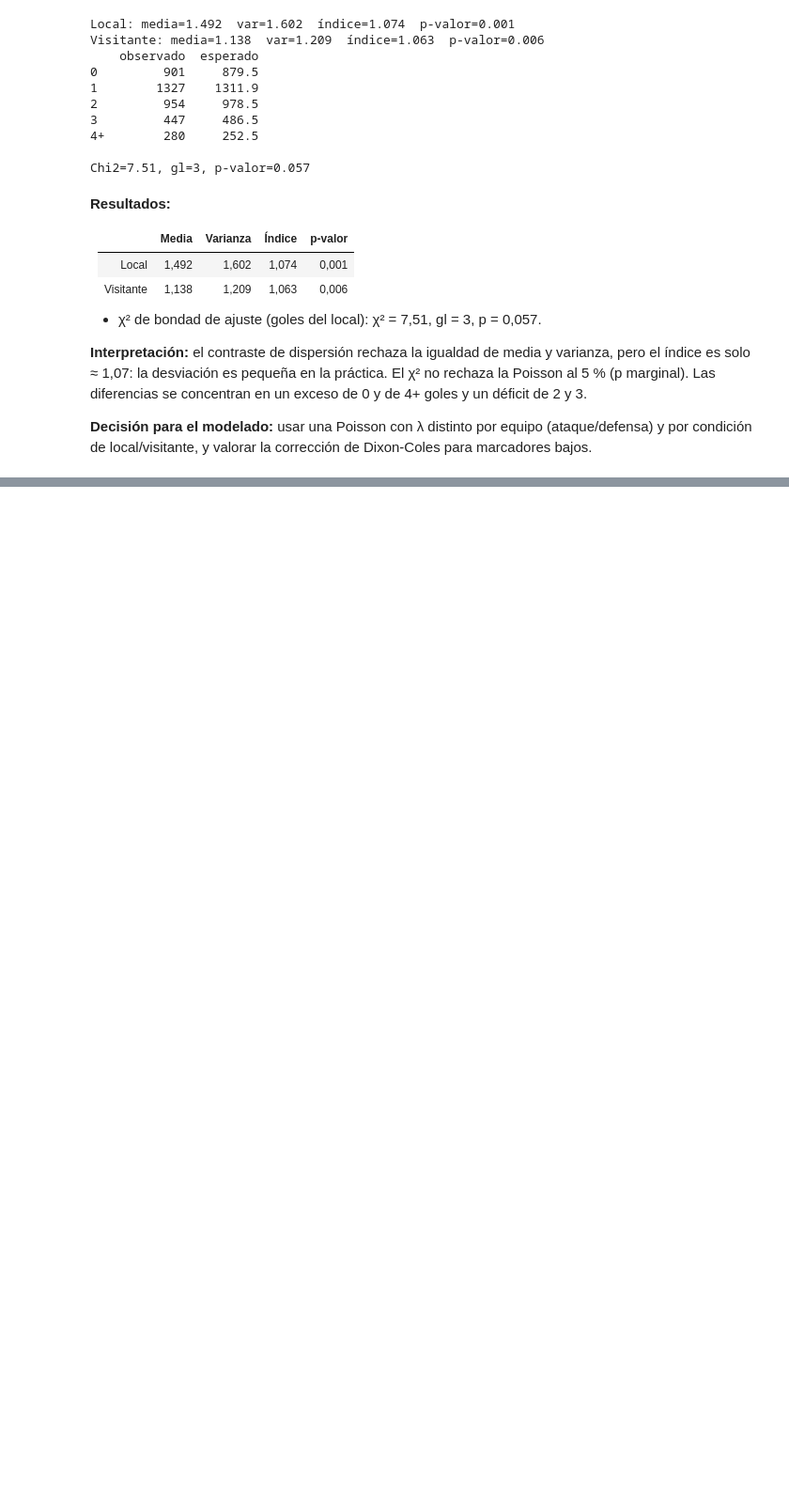
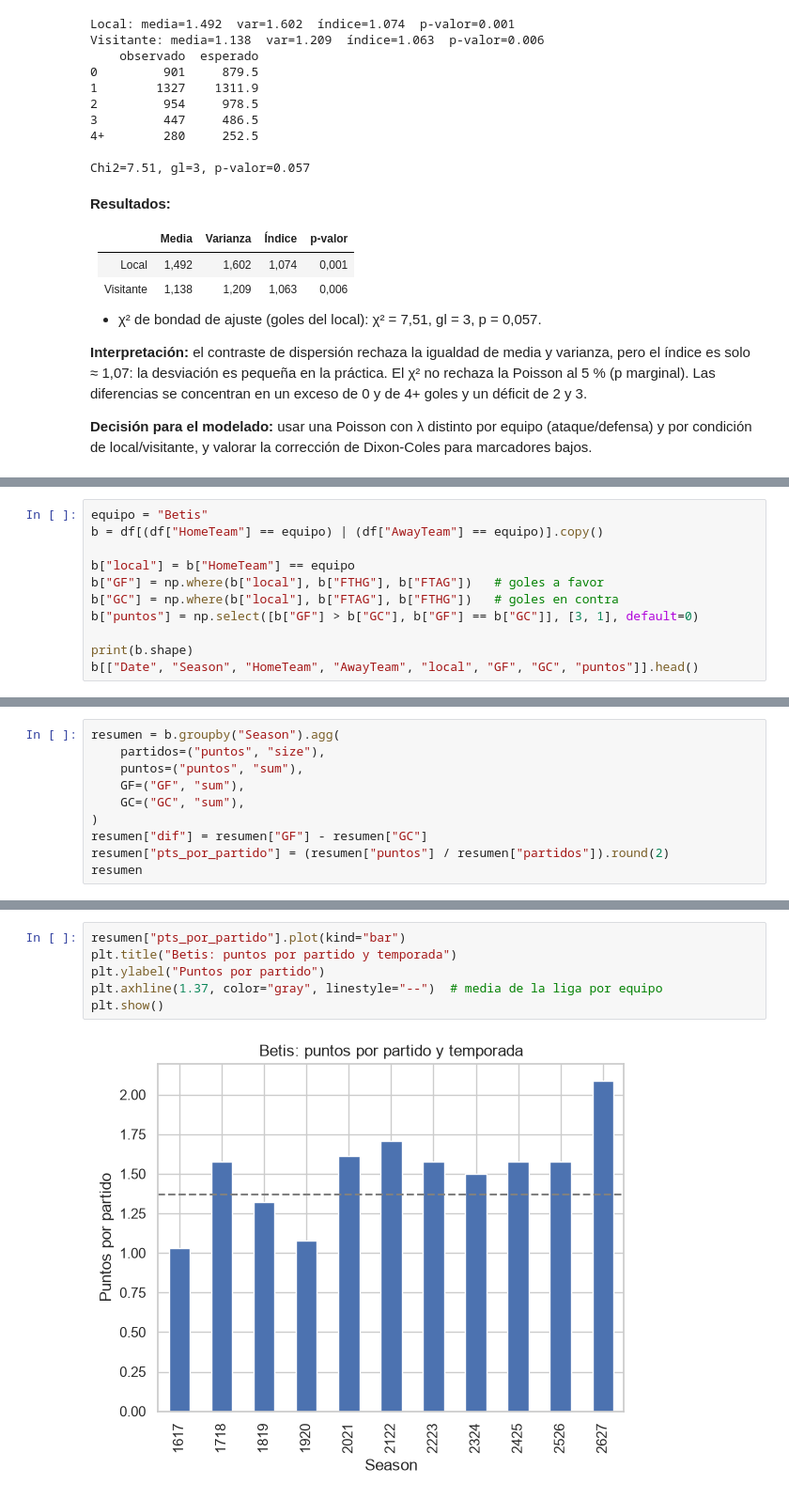
Before and after one commit to eblancod27/betis-predictor, a Jupyter notebook: notebooks/01_eda.ipynb, the cells around one changed output, grey strips where cells are left out. Shown at 94% size. Cells and saved outputs as stored; diff of their text form; blank space fills up the shorter version.

Commit message:
EDA: análisis del Betis por temporada

```diff
--- a/notebooks/01_eda.ipynb
+++ b/notebooks/01_eda.ipynb
@@ -203,0 +209,11 @@ de Dixon-Coles para marcadores bajos.
+# %%
+equipo = "Betis"
+b = df[(df["HomeTeam"] == equipo) | (df["AwayTeam"] == equipo)].copy()
+
+b["local"] = b["HomeTeam"] == equipo
+b["GF"] = np.where(b["local"], b["FTHG"], b["FTAG"])   # goles a favor
+b["GC"] = np.where(b["local"], b["FTAG"], b["FTHG"])   # goles en contra
+b["puntos"] = np.select([b["GF"] > b["GC"], b["GF"] == b["GC"]], [3, 1], default=0)
+
+print(b.shape)
+b[["Date", "Season", "HomeTeam", "AwayTeam", "local", "GF", "GC", "puntos"]].head()
@@ -203,0 +237,10 @@ de Dixon-Coles para marcadores bajos.
+# %%
+resumen = b.groupby("Season").agg(
+    partidos=("puntos", "size"),
+    puntos=("puntos", "sum"),
+    GF=("GF", "sum"),
+    GC=("GC", "sum"),
+)
+resumen["dif"] = resumen["GF"] - resumen["GC"]
+resumen["pts_por_partido"] = (resumen["puntos"] / resumen["partidos"]).round(2)
+resumen
@@ -203,0 +271,8 @@ de Dixon-Coles para marcadores bajos.
+# %%
+resumen["pts_por_partido"].plot(kind="bar")
+plt.title("Betis: puntos por partido y temporada")
+plt.ylabel("Puntos por partido")
+plt.axhline(1.37, color="gray", linestyle="--")  # media de la liga por equipo
+plt.show()
+# %% [output]
+[figure, added]
```
Also changed, not shown: parts of 10 cells of this notebook.
